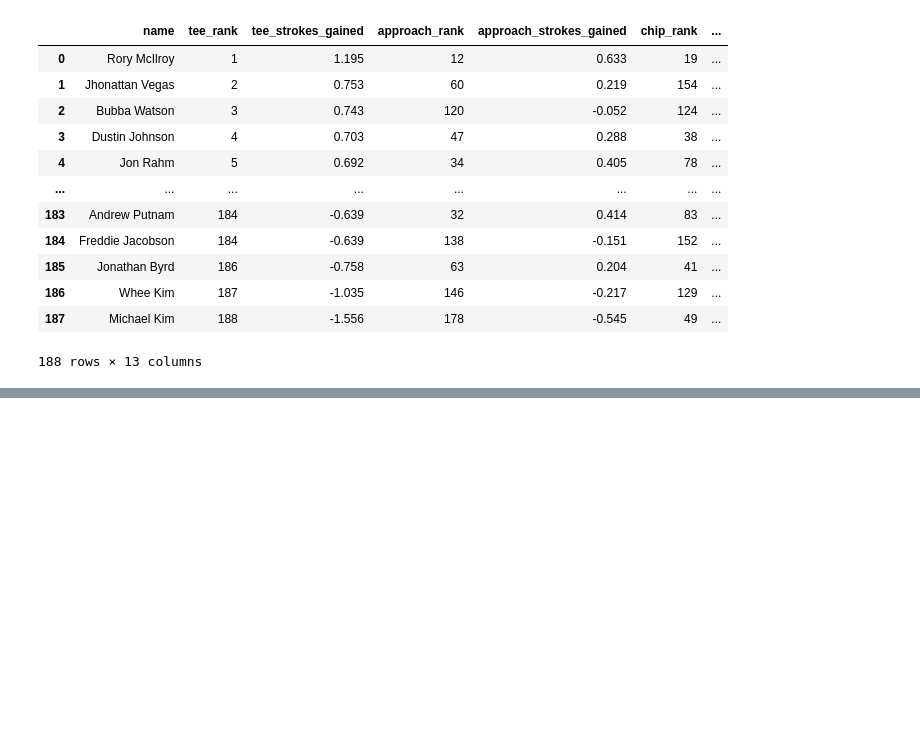
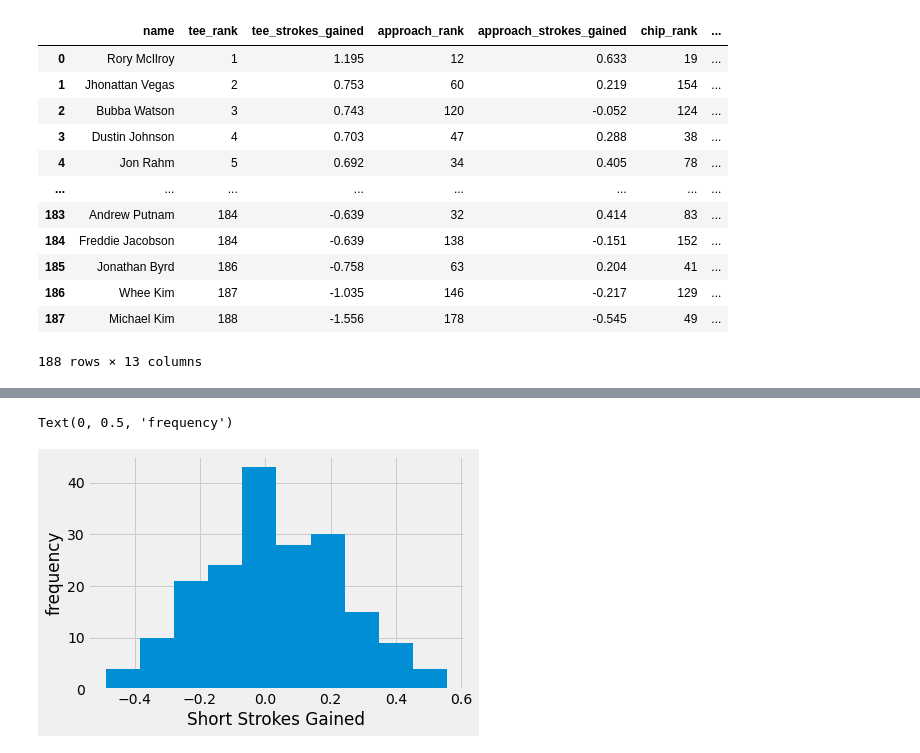
Before and after one commit to qnchenry-q/PGA-EDA, a Jupyter notebook: Scraper.ipynb, the cells around one changed output, grey strips where cells are left out. Cells and saved outputs as stored; diff of their text form; code cells hidden in the pictures; blank space fills up the shorter version.

```diff
--- a/Scraper.ipynb
+++ b/Scraper.ipynb
@@ -632,0 +636,8 @@ fig, ax = plt.subplots()
+# %%
+fig, ax = plt.subplots()
+ax.hist(golf_df['SHORT_STROKES_GAINED'])
+ax.set_xlabel('Short Strokes Gained')
+ax.set_ylabel('frequency')
+# %% [output]
+Text(0, 0.5, 'frequency')
+[figure, added]
```
Also changed, not shown: parts of 1 cell of this notebook.
